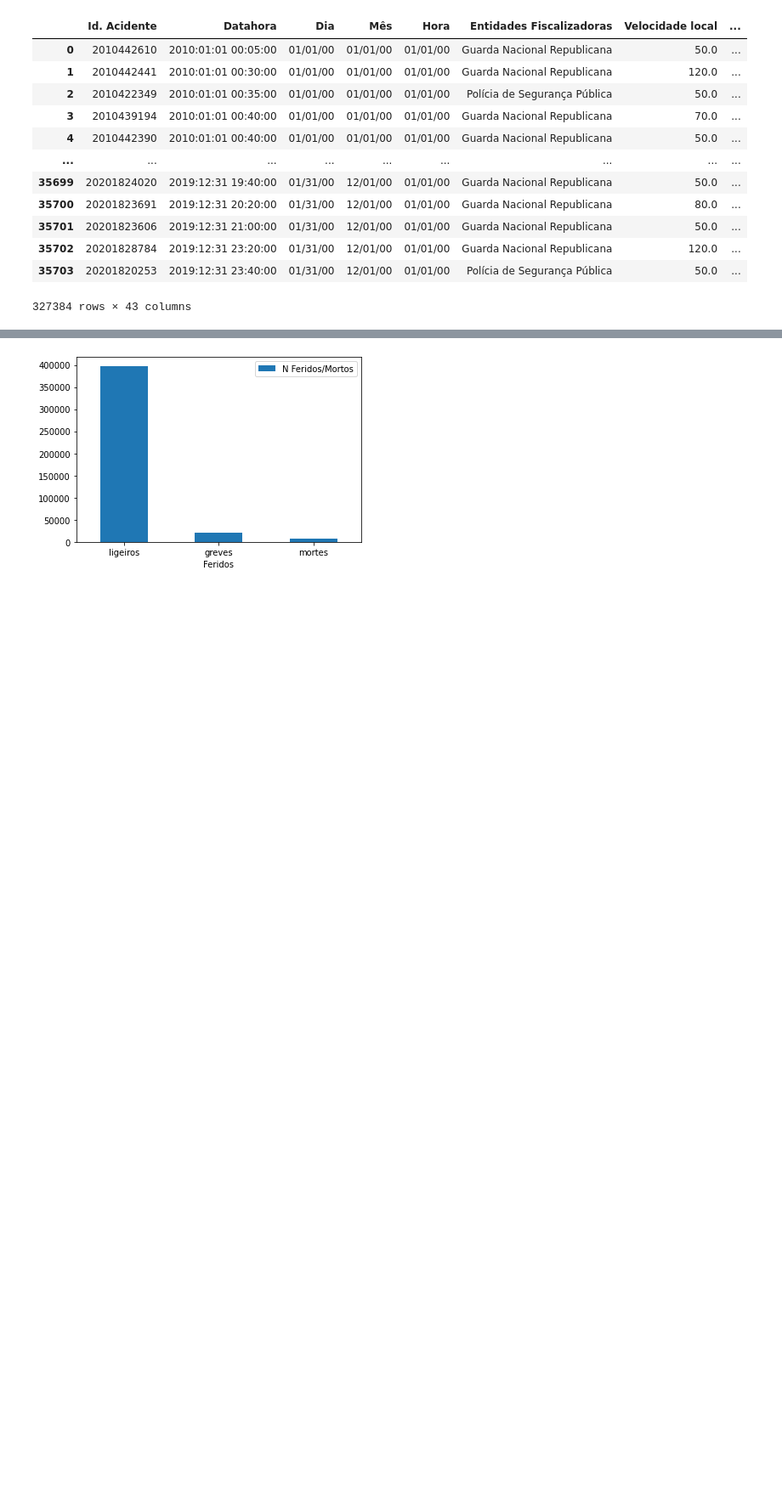
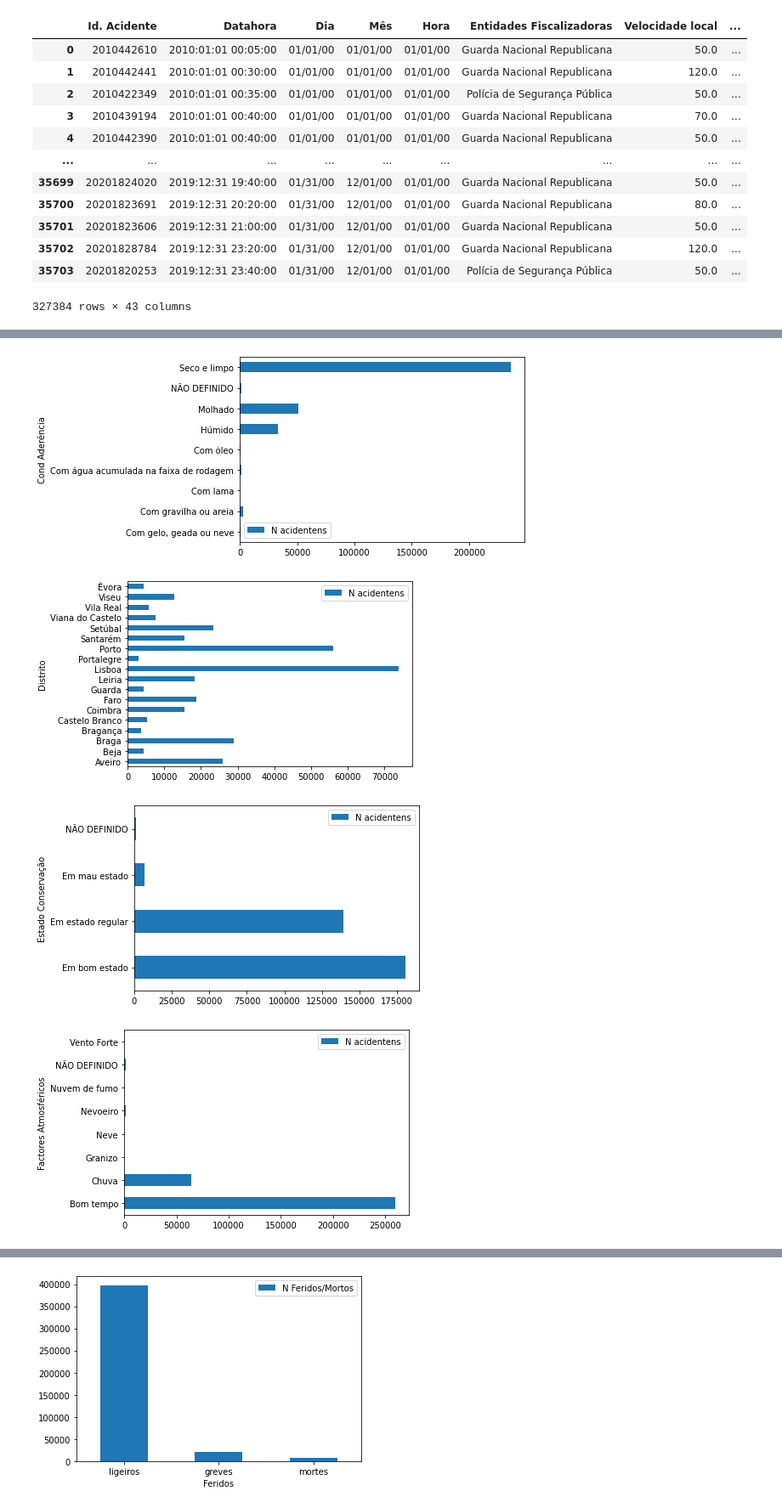
Before and after one commit to mrdso2-iscte/IAA_PROJECT, a Jupyter notebook: IAA.ipynb, the cells around one changed output, grey strips where cells are left out. Shown: that part at 85% size. Cells and saved outputs as stored; diff of their text form; code cells hidden in the pictures; blank space fills up the shorter version.

```diff
--- a/IAA.ipynb
+++ b/IAA.ipynb
@@ -65,0 +72,25 @@ ax = df.plot.bar(x='Mes', y='N acidentens', rot=0)
+# %%
+dia_semana_groupby=data.groupby(data['Cond Aderência'])
+df = pd.DataFrame({'Cond Aderência':dia_semana_groupby.groups.keys(), 'N acidentens':dia_semana_groupby.size()})
+ax = df.plot.barh(x='Cond Aderência', y='N acidentens', rot=0)
+
+dia_semana_groupby=data.groupby(data['Distrito'])
+df = pd.DataFrame({'Distrito':dia_semana_groupby.groups.keys(), 'N acidentens':dia_semana_groupby.size()})
+ax = df.plot.barh(x='Distrito', y='N acidentens', rot=0)
+
+dia_semana_groupby=data.groupby(data['Estado Conservação'])
+df = pd.DataFrame({'Estado Conservação':dia_semana_groupby.groups.keys(), 'N acidentens':dia_semana_groupby.size()})
+ax = df.plot.barh(x='Estado Conservação', y='N acidentens', rot=0)
+
+dia_semana_groupby=data.groupby(data['Factores Atmosféricos'])
+df = pd.DataFrame({'Factores Atmosféricos':dia_semana_groupby.groups.keys(), 'N acidentens':dia_semana_groupby.size()})
+ax = df.plot.barh(x='Factores Atmosféricos', y='N acidentens', rot=0)
+
+dia_semana_groupby=data.groupby(data['Luminosidade'])
+df = pd.DataFrame({'Luminosidade':dia_semana_groupby.groups.keys(), 'N acidentens':dia_semana_groupby.size()})
+ax = df.plot.barh(x='Luminosidade', y='N acidentens', rot=0)
+# %% [output]
+[figure, added]
+[figure, added]
+[figure, added]
+[figure, added]
```
Also changed, not shown: parts of 3 cells of this notebook.
